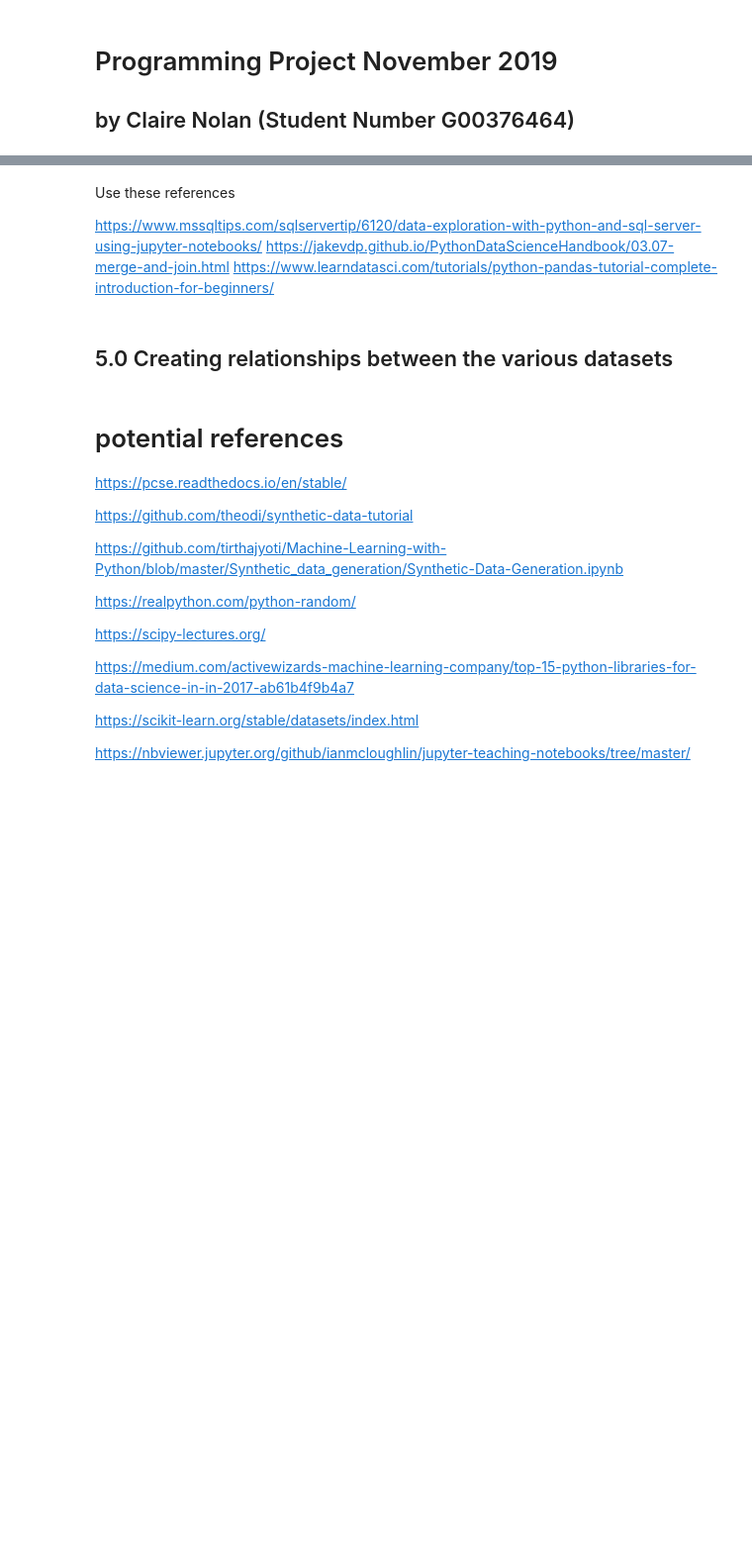
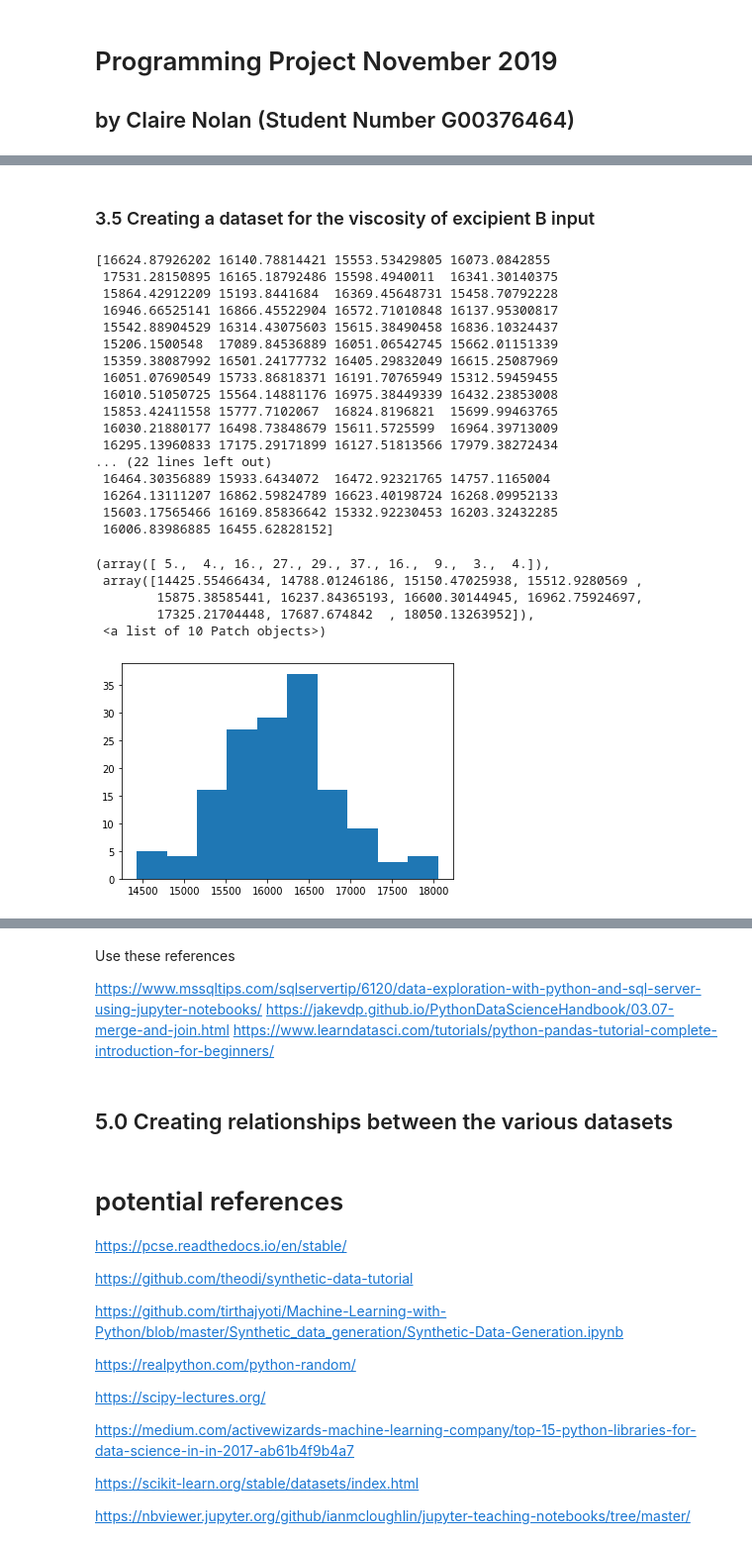
Before and after one commit to ClaireGMIT/ProgrammingProjectNOV2019, a Jupyter notebook: ProgrammingProjectNOV2019.ipynb, the cells around one changed output, grey strips where cells are left out. Shown at 99% size. Drawn from its saved outputs; the diff is of its cells as text; code cells hidden in the pictures; blank space fills up the shorter version.

```diff
--- a/ProgrammingProjectNOV2019.ipynb
+++ b/ProgrammingProjectNOV2019.ipynb
@@ -421,0 +344,36 @@ aggregation?
+# %% [markdown]
+### 3.5 Creating a dataset for the viscosity of excipient B input
+# %%
+# Viscosity of excipient B - specification 10000 -300000.
+
+# Create a list of 150 normally distributed numbers where mean is 16123 and standard deviation is 666.
+
+visc = np.random.normal(16123, 666, 150)
+
+print(visc)
+
+plt.hist(visc) # display results as a histogram plot
+# %% [output]
+[16624.87926202 16140.78814421 15553.53429805 16073.0842855
+ 17531.28150895 16165.18792486 15598.4940011  16341.30140375
+ 15864.42912209 15193.8441684  16369.45648731 15458.70792228
+ 16946.66525141 16866.45522904 16572.71010848 16137.95300817
+ 15542.88904529 16314.43075603 15615.38490458 16836.10324437
+ 15206.1500548  17089.84536889 16051.06542745 15662.01151339
+ 15359.38087992 16501.24177732 16405.29832049 16615.25087969
+ 16051.07690549 15733.86818371 16191.70765949 15312.59459455
+ 16010.51050725 15564.14881176 16975.38449339 16432.23853008
+ 15853.42411558 15777.7102067  16824.8196821  15699.99463765
+ 16030.21880177 16498.73848679 15611.5725599  16964.39713009
+ 16295.13960833 17175.29171899 16127.51813566 17979.38272434
+... (22 lines left out)
+ 16464.30356889 15933.6434072  16472.92321765 14757.1165004
+ 16264.13111207 16862.59824789 16623.40198724 16268.09952133
+ 15603.17565466 16169.85836642 15332.92230453 16203.32432285
+ 16006.83986885 16455.62828152]
+(array([ 5.,  4., 16., 27., 29., 37., 16.,  9.,  3.,  4.]),
+ array([14425.55466434, 14788.01246186, 15150.47025938, 15512.9280569 ,
+        15875.38585441, 16237.84365193, 16600.30144945, 16962.75924697,
+        17325.21704448, 17687.674842  , 18050.13263952]),
+ <a list of 10 Patch objects>)
+[figure, added]
```
Also changed, not shown: parts of 104 cells of this notebook, 1 other file.
